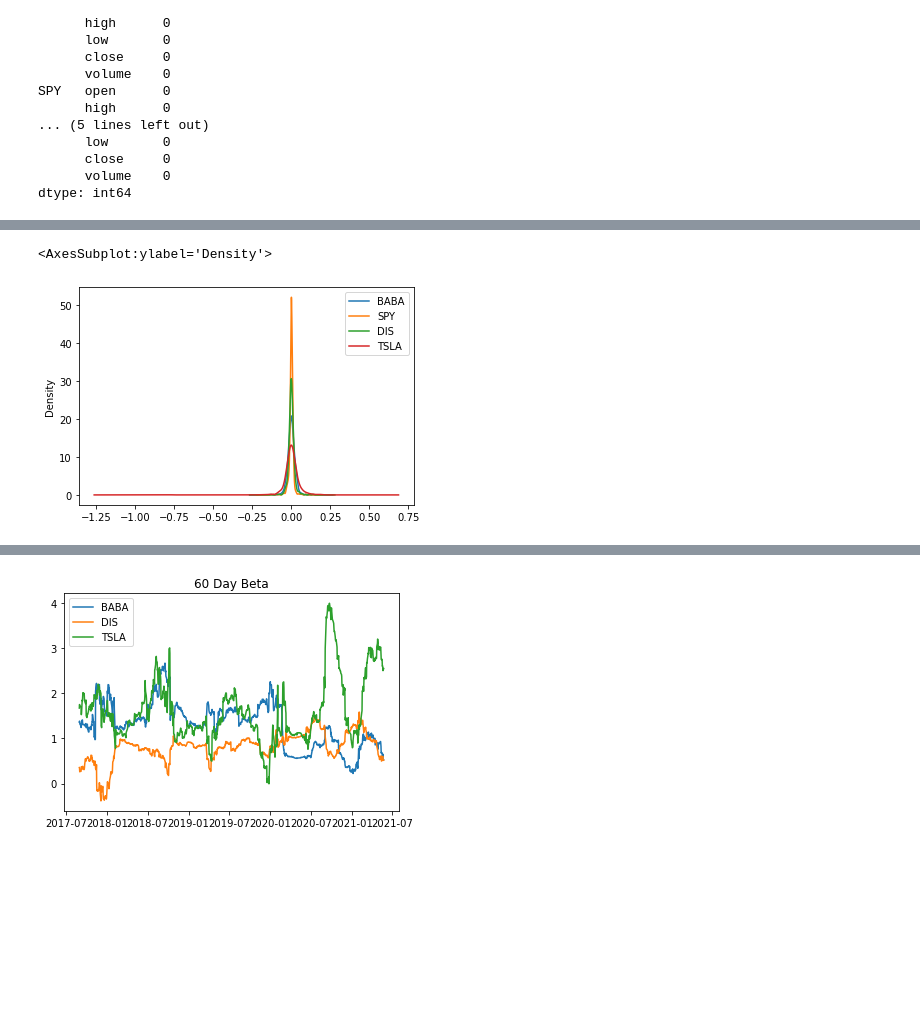
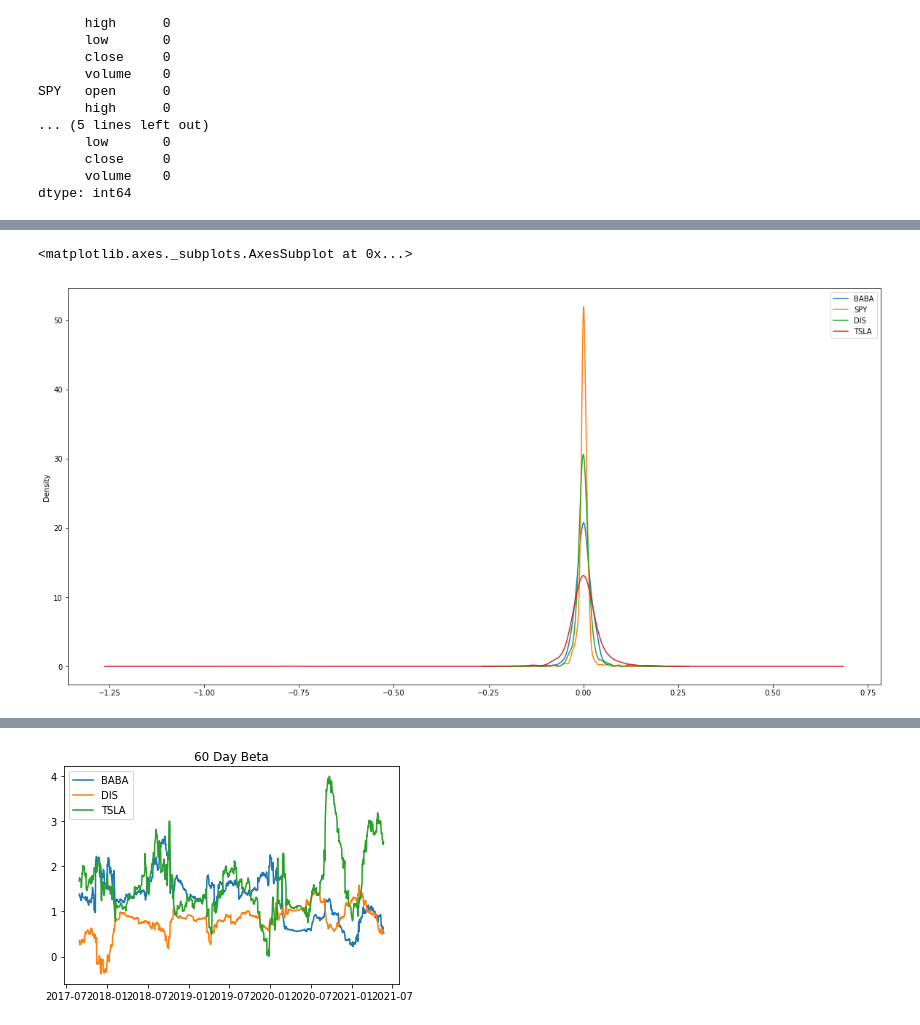
Before and after one commit to akkrishn1/StockAnalysis, a Jupyter notebook: Sarah/Working_Master_file.ipynb, the cells around one changed output, grey strips where cells are left out. Drawn from its saved outputs; the diff is of its cells as text; code cells hidden in the pictures; blank space fills up the shorter version.

```diff
--- a/Sarah/Working_Master_file.ipynb
+++ b/Sarah/Working_Master_file.ipynb
@@ -155,8 +155,8 @@ all_cumulative_returns.plot(title = 'Cumulative Returns', figsize = (20,10) )
 # %%
-all_returns.plot.density()
+all_returns.plot.density(figsize = (20,10) )
 # %% [output]
-<AxesSubplot:ylabel='Density'>
+<matplotlib.axes._subplots.AxesSubplot at 0x...>
-[figure, old version]
+[figure, new version]
 # %%
 # Calculate Standard Deviation
 all_std = all_returns.std()
```
Also changed, not shown: parts of 7 cells of this notebook, 3 other files.
